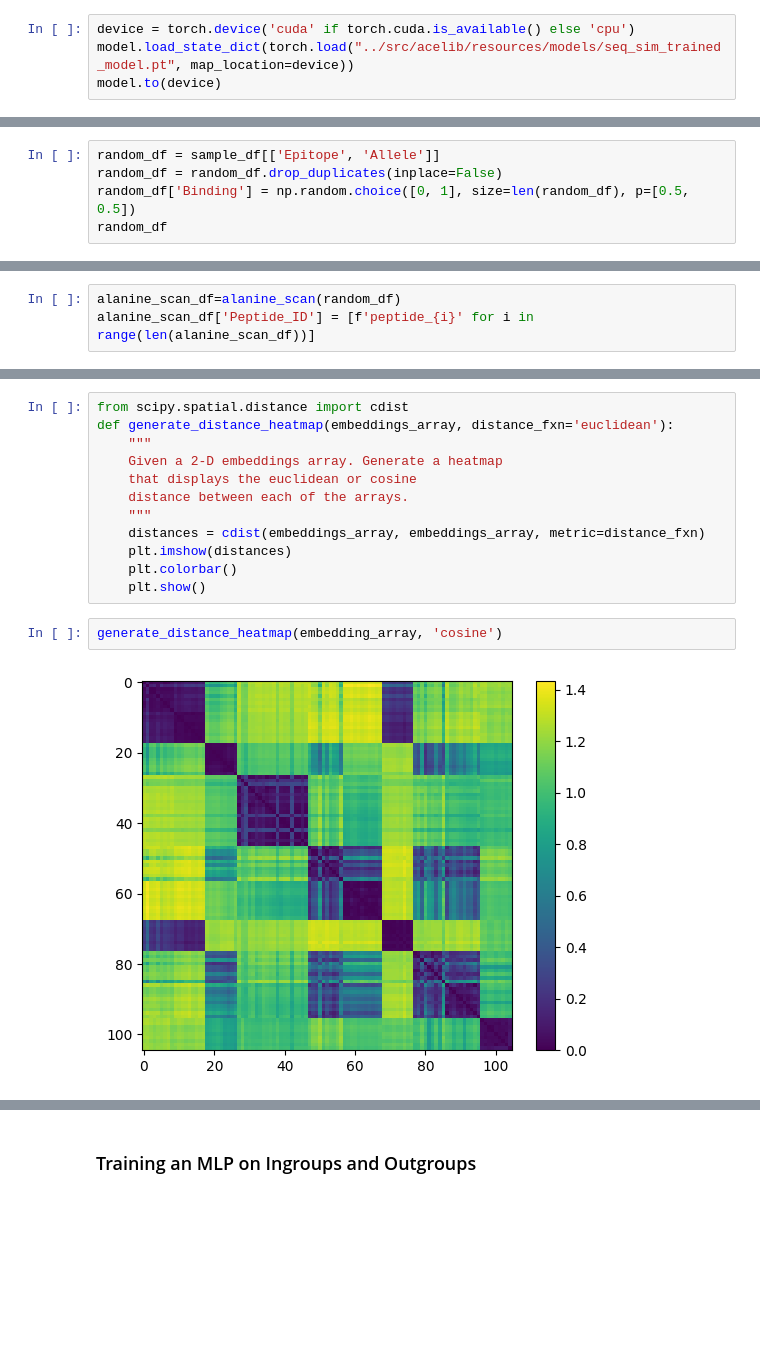
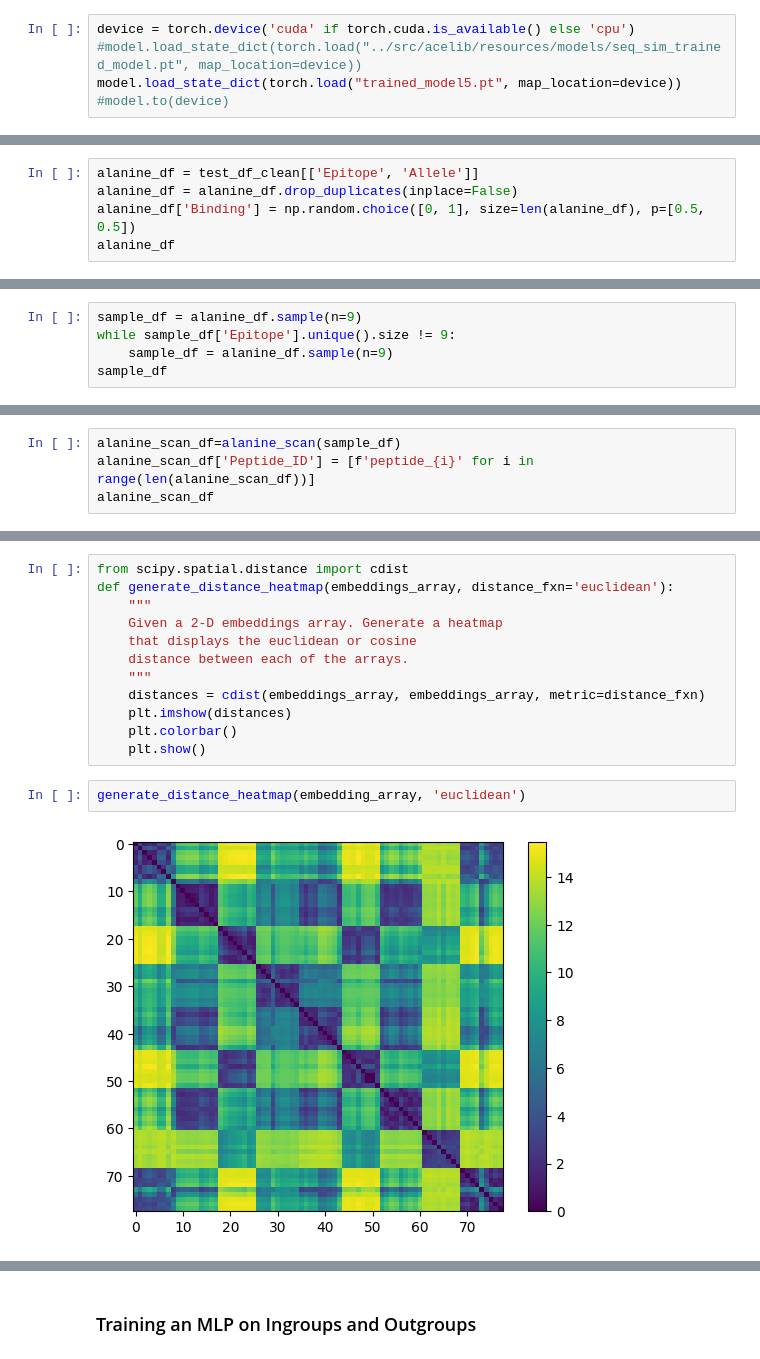
Before and after one commit to pirl-unc/ace, a Jupyter notebook: notebooks/sequence_properties.ipynb, the cells around one changed output, grey strips where cells are left out. Cells and saved outputs as stored; diff of their text form; blank space fills up the shorter version.

```diff
--- a/notebooks/sequence_properties.ipynb
+++ b/notebooks/sequence_properties.ipynb
@@ -806,6 +1190,7 @@ plt.show()
 ### Load Model from Checkpoint
 # %%
 device = torch.device('cuda' if torch.cuda.is_available() else 'cpu')
-model.load_state_dict(torch.load("../src/acelib/resources/models/seq_sim_trained_model.pt", map_location=device))
-model.to(device)
+#model.load_state_dict(torch.load("../src/acelib/resources/models/seq_sim_trained_model.pt", map_location=device))
+model.load_state_dict(torch.load("trained_model5.pt", map_location=device))
+#model.to(device)
 # %% [output]
@@ -949,0 +1274,5 @@ NameError: name 'cluster_labels' is not defined
+# %%
+alanine_df = test_df_clean[['Epitope', 'Allele']]
+alanine_df = alanine_df.drop_duplicates(inplace=False)
+alanine_df['Binding'] = np.random.choice([0, 1], size=len(alanine_df), p=[0.5, 0.5])
+alanine_df
@@ -950,7 +1293,7 @@ NameError: name 'cluster_labels' is not defined
 # %%
-random_df = sample_df[['Epitope', 'Allele']]
-random_df = random_df.drop_duplicates(inplace=False)
-random_df['Binding'] = np.random.choice([0, 1], size=len(random_df), p=[0.5, 0.5])
-random_df
+sample_df = alanine_df.sample(n=9)
+while sample_df['Epitope'].unique().size != 9:
+    sample_df = alanine_df.sample(n=9)
+sample_df
 # %% [output]
 |  | Epitope | Allele | Binding |
@@ -995,5 +1334,6 @@ def alanine_scan(sampled_peptide_df):
 
     return pd.DataFrame(alanine_scan_dict)
 # %%
-alanine_scan_df=alanine_scan(random_df)
+alanine_scan_df=alanine_scan(sample_df)
 alanine_scan_df['Peptide_ID'] = [f'peptide_{i}' for i in range(len(alanine_scan_df))]
+alanine_scan_df
@@ -1028,6 +1382,6 @@ def generate_distance_heatmap(embeddings_array, distance_fxn='euclidean'):
     plt.colorbar()
     plt.show()
 # %%
-generate_distance_heatmap(embedding_array, 'cosine')
+generate_distance_heatmap(embedding_array, 'euclidean')
 # %% [output]
-[figure, old version]
+[figure, new version]
```
Also changed, not shown: parts of 122 cells of this notebook, 6 other files.
